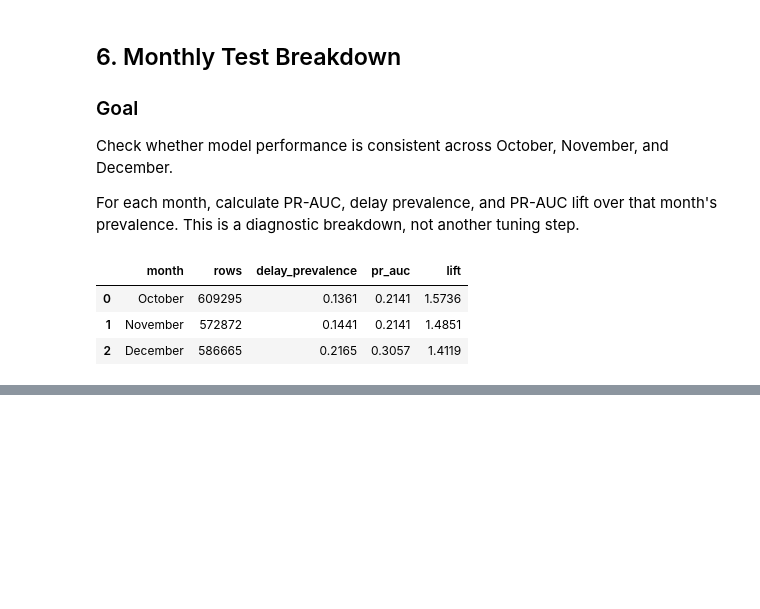
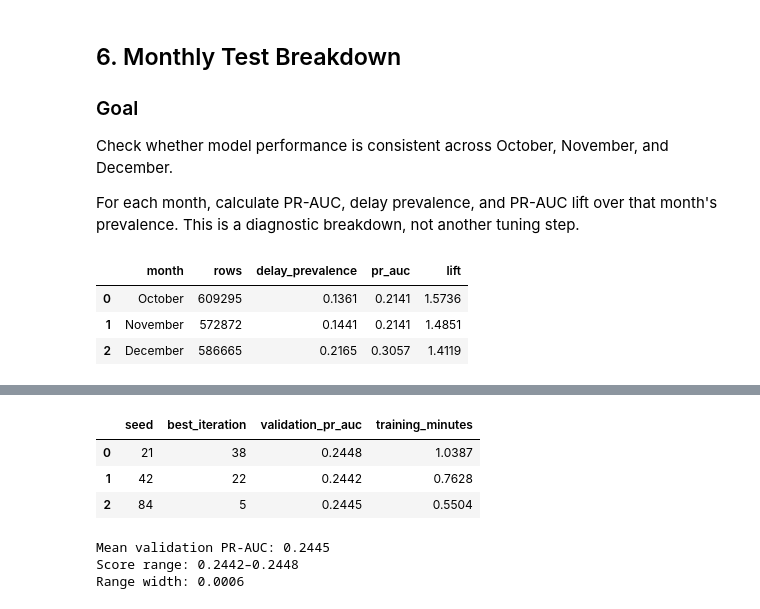
Before and after one commit to devlprkhan/flightdelay-intelligence, a Jupyter notebook: src/notebooks/flight_delay_predV1.3.ipynb, the cells around one changed output, grey strips where cells are left out. Cells and saved outputs as stored; diff of their text form; code cells hidden in the pictures; blank space fills up the shorter version.

Commit message:
Add baseline stability check and primary model decision analysis to flight delay prediction notebook

```diff
--- a/src/notebooks/flight_delay_predV1.3.ipynb
+++ b/src/notebooks/flight_delay_predV1.3.ipynb
@@ -542,0 +553,61 @@ display(monthly_results.round(4))
+# %%
+import time
+import pandas as pd
+import xgboost as xgb
+from sklearn.metrics import average_precision_score
+
+seeds = [21, 42, 84]
+seed_results = []
+
+for seed in seeds:
+    model_seed = xgb.XGBClassifier(
+        objective="binary:logistic",
+        eval_metric="aucpr",
+        tree_method="hist",
+        enable_categorical=True,
+        n_estimators=1500,
+        learning_rate=0.05,
+        max_depth=8,
+        min_child_weight=10,
+        subsample=0.8,
+        colsample_bytree=0.8,
+        reg_lambda=5,
+        early_stopping_rounds=50,
+        random_state=seed,
+        n_jobs=-1,
+    )
+
+    start = time.perf_counter()
+
+    model_seed.fit(
+        X_fit,
+        y_fit,
+        eval_set=[(X_val, y_val)],
+        verbose=False,
+    )
+
+    val_scores_seed = model_seed.predict_proba(X_val)[:, 1]
+    val_ap = average_precision_score(y_val, val_scores_seed)
+
+    seed_results.append({
+        "seed": seed,
+        "best_iteration": model_seed.best_iteration,
+        "validation_pr_auc": val_ap,
+        "training_minutes": (time.perf_counter() - start) / 60,
+    })
+
+seed_results = pd.DataFrame(seed_results)
+display(seed_results.round(4))
+
+print(f"Mean validation PR-AUC: {seed_results['validation_pr_auc'].mean():.4f}")
+print(f"Score range: {seed_results['validation_pr_auc'].min():.4f}"
+      f"–{seed_results['validation_pr_auc'].max():.4f}")
+print(f"Range width: {seed_results['validation_pr_auc'].max() - seed_results['validation_pr_auc'].min():.4f}")
+# %% [output]
+|  | seed | best_iteration | validation_pr_auc | training_minutes |
+| 0 | 21 | 38 | 0.2448 | 1.0387 |
+| 1 | 42 | 22 | 0.2442 | 0.7628 |
+| 2 | 84 | 5 | 0.2445 | 0.5504 |
+Mean validation PR-AUC: 0.2445
+Score range: 0.2442–0.2448
+Range width: 0.0006
```
Also changed, not shown: parts of 5 cells of this notebook.
